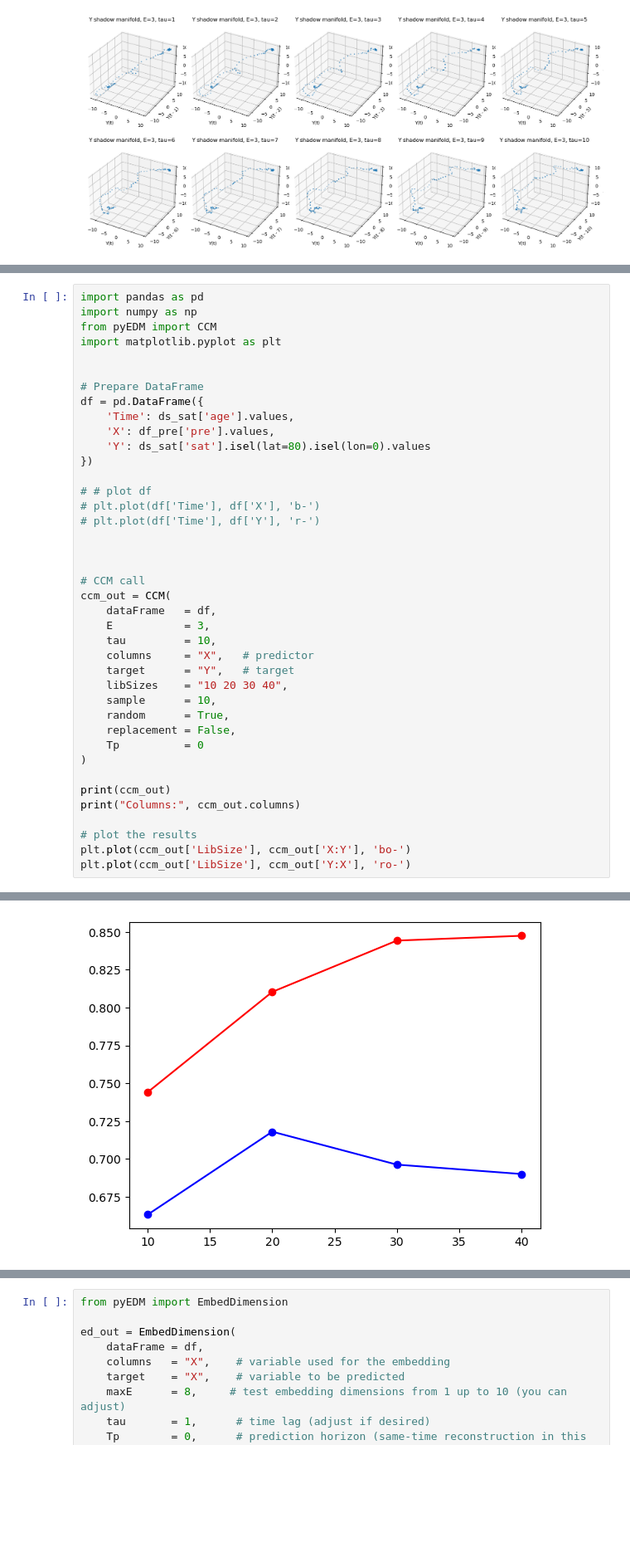
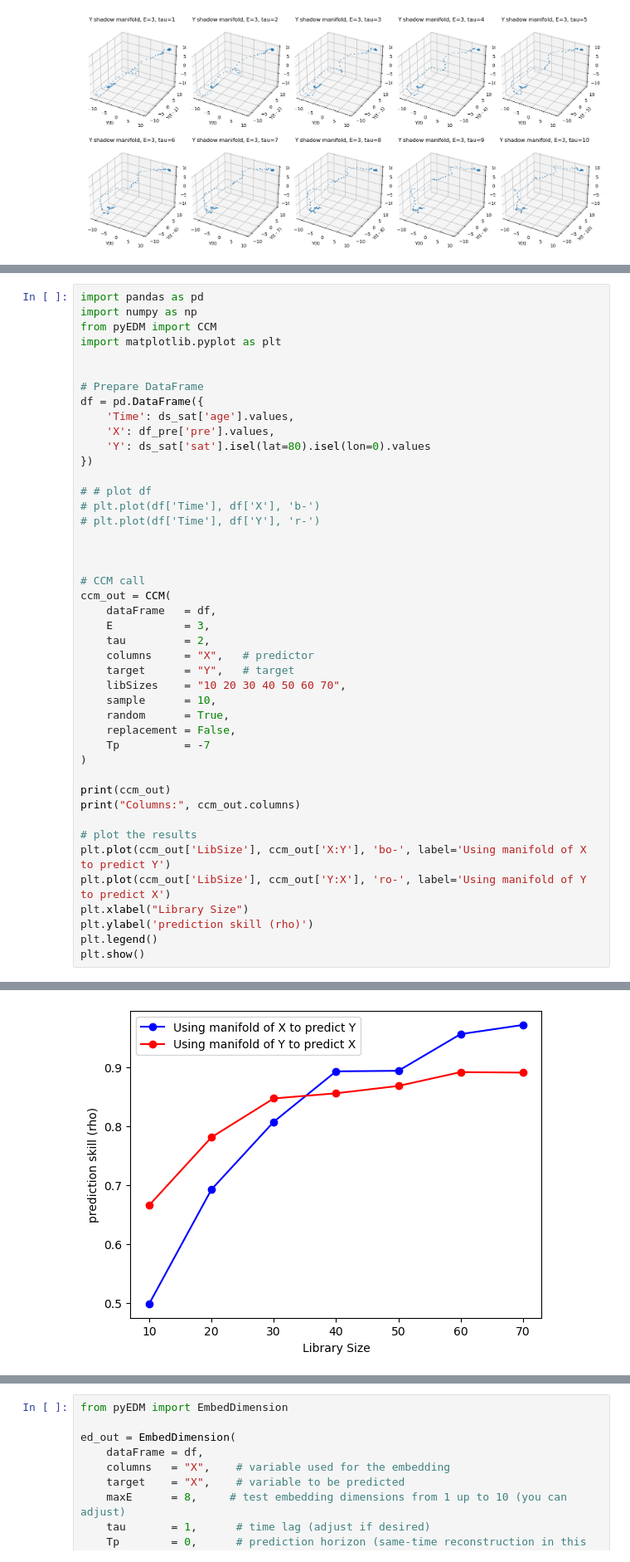
Before and after one commit to Peisong-Zheng/Inso_LGMR, a Jupyter notebook: LGMR_data_processing.ipynb, the cells around one changed output, grey strips where cells are left out. Shown at 83% size. Cells and saved outputs as stored; diff of their text form; blank space fills up the shorter version.

```diff
--- a/LGMR_data_processing.ipynb
+++ b/LGMR_data_processing.ipynb
@@ -249,21 +352,25 @@ df = pd.DataFrame({
 ccm_out = CCM(
     dataFrame   = df,
     E           = 3,
-    tau         = 10,
+    tau         = 2,
     columns     = "X",   # predictor
     target      = "Y",   # target
-    libSizes    = "10 20 30 40",
+    libSizes    = "10 20 30 40 50 60 70",
     sample      = 10,
     random      = True,
     replacement = False,
-    Tp          = 0
+    Tp          = -7
 )
 
 print(ccm_out)
 print("Columns:", ccm_out.columns)
 
 # plot the results
-plt.plot(ccm_out['LibSize'], ccm_out['X:Y'], 'bo-')
-plt.plot(ccm_out['LibSize'], ccm_out['Y:X'], 'ro-')
+plt.plot(ccm_out['LibSize'], ccm_out['X:Y'], 'bo-', label='Using manifold of X to predict Y')
+plt.plot(ccm_out['LibSize'], ccm_out['Y:X'], 'ro-', label='Using manifold of Y to predict X')
+plt.xlabel("Library Size")
+plt.ylabel('prediction skill (rho)')
+plt.legend()
+plt.show()
 # %% [output]
    LibSize       X:Y       Y:X
@@ -276 +385 @@ Columns: Index(['LibSize', 'X:Y', 'Y:X'], dtype='object')
-[figure, old version]
+[figure, new version]
```
Also changed, not shown: parts of 3 cells of this notebook, 6 other files.
